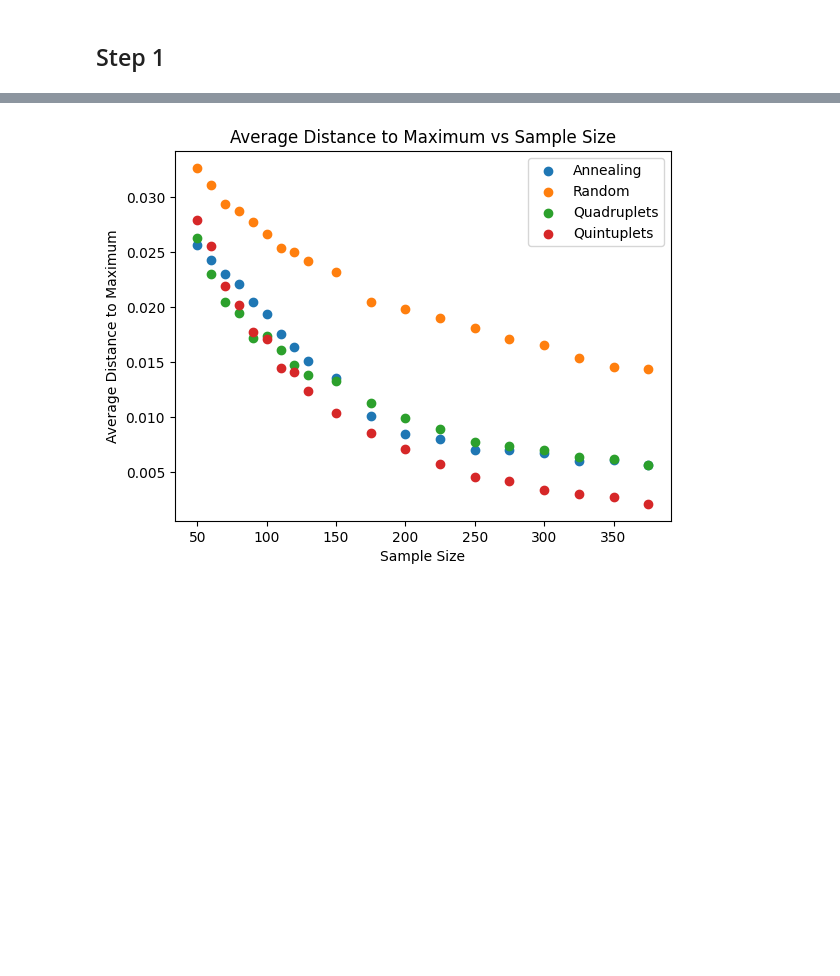
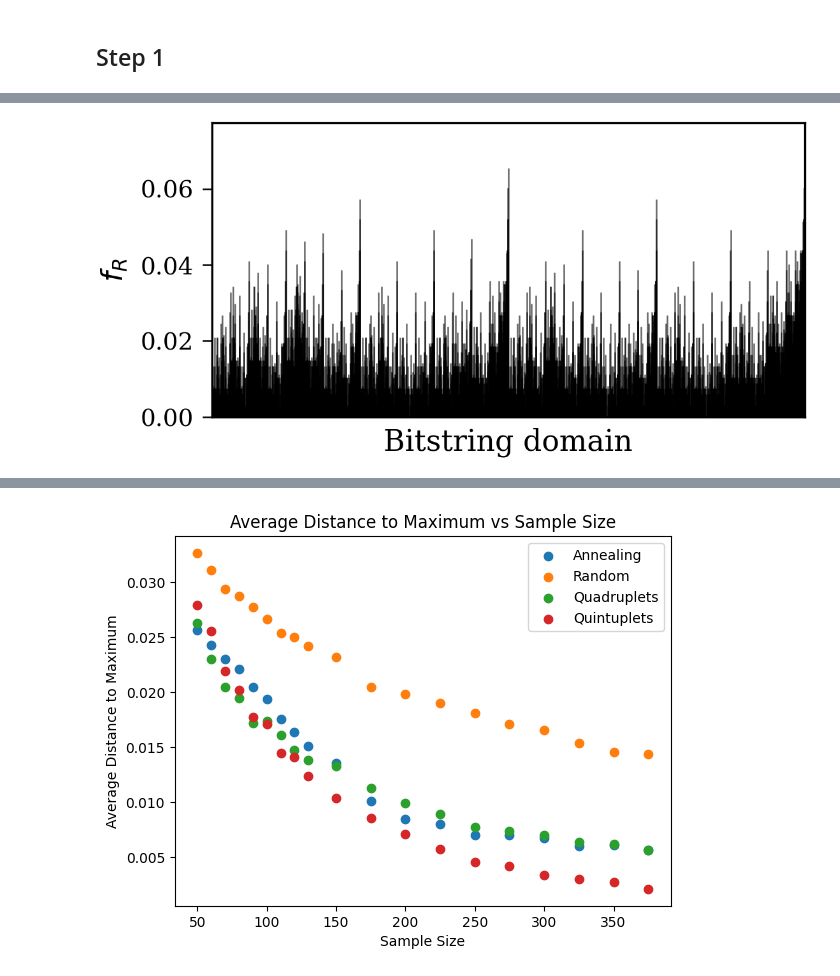
Before and after one commit to baptistechev/Research_New_Optimization_Methods_Compressive_Sensing, a Jupyter notebook: paper simu/simulation_paper2.ipynb, the cells around one changed output, grey strips where cells are left out. Saved outputs shown, nothing was run; the diff lists cells and outputs as text; code cells hidden in the pictures; blank space fills up the shorter version.

```diff
--- a/paper simu/simulation_paper2.ipynb
+++ b/paper simu/simulation_paper2.ipynb
@@ -217,3 +185,72 @@ real_maximum
+# %%
+import matplotlib as mpl
+
+import matplotlib.font_manager as fm
+import matplotlib.pyplot as plt
+from pathlib import Path
+
+font_path = Path(r"C:\Windows\Fonts\lmroman10-regular.otf")
+fm.fontManager.addfont(str(font_path))
+
+mpl.rcParams.update({
+    # Font
+    "font.family": "serif",
+    "font.serif": ["DejaVu Serif"],  # guaranteed to exist
+    "text.usetex": False,
+
+    # Font sizes (tweak once, reuse everywhere)
+    "axes.labelsize": 11,
+    "xtick.labelsize": 9,
+    "ytick.labelsize": 9,
+    "legend.fontsize": 9,
+
+    # Axes appearance
+    "axes.linewidth": 0.8,
+    "xtick.major.width": 0.6,
+    "ytick.major.width": 0.6,
+    "xtick.minor.width": 0.4,
+    "ytick.minor.width": 0.4,
+
+    # No grids by default
+    "axes.grid": False,
+
+    # Figure
+    "figure.dpi": 300,
+    "savefig.bbox": "tight",
+    "savefig.pad_inches": 0.02,
+})
+
+x2,y = [i for i in np.arange(len(sequence_list))],sequence_cost
+
+fig, ax = plt.subplots(figsize=(4, 2))
+
+markerline, stemlines, baseline = ax.stem(
+    x2, y,
+    linefmt="k-",
+    markerfmt=" ",
+    basefmt=" "
+)
+
+# Make spikes light and thin
+plt.setp(stemlines, linewidth=0.6, alpha=0.6)
+
+# Axes labels
+ax.set_xlabel("Bitstring domain")
+ax.set_ylabel(r"$f_R$")
+
+# Reduce x-axis clutter
+ax.set_xticks([])
+ax.margins(x=0)
+
+# Optional: tighten y-axis
+ax.set_ylim(bottom=0)
+
+plt.show()
+
+fig.savefig("figure.pdf")
+plt.close()
+# %% [output]
+[figure, added]
 # %%
 #Random
 Phi_random = np.random.rand(250,2**n)
```
Also changed, not shown: parts of 12 cells of this notebook, 27 other files.
